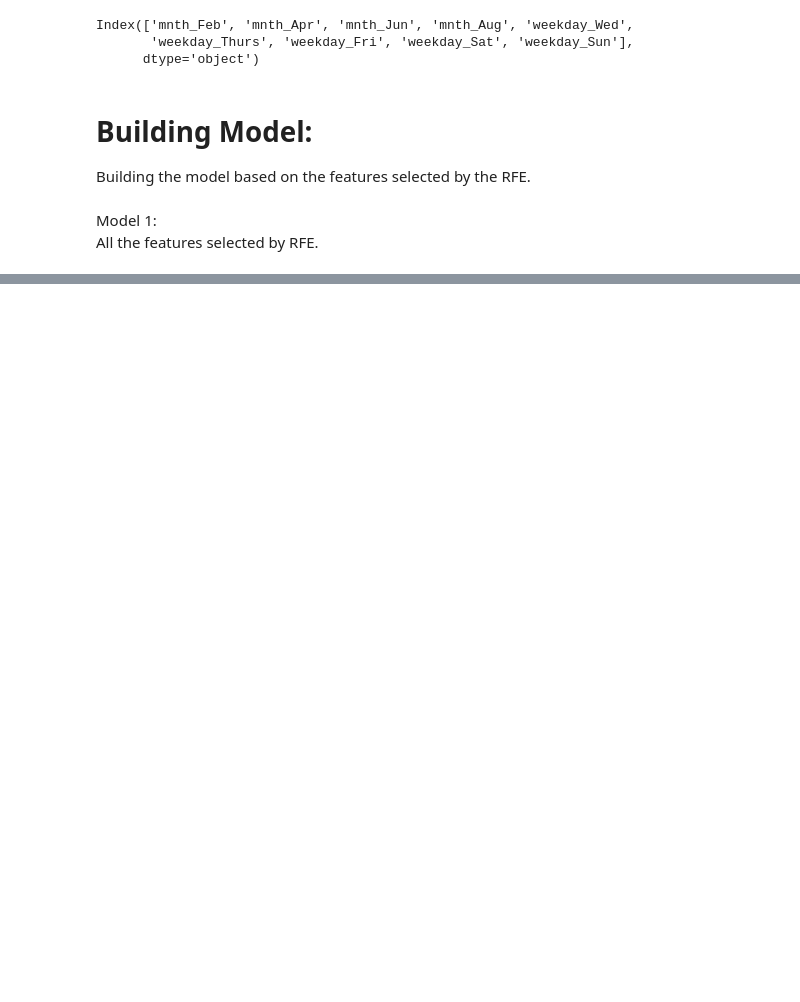
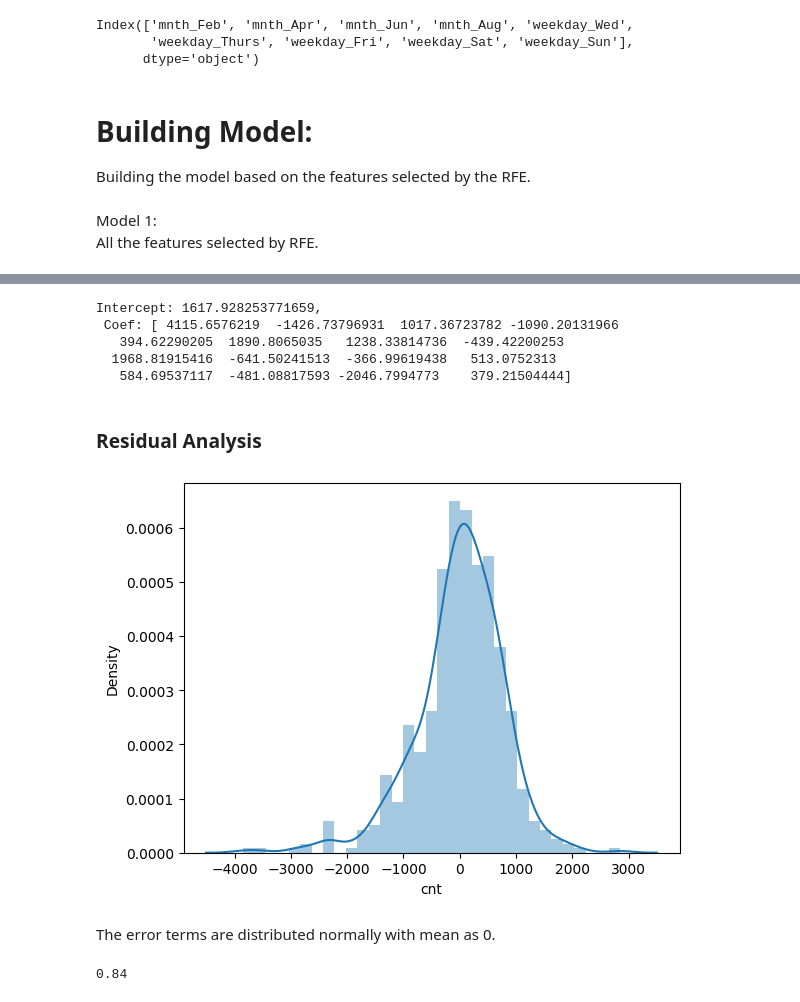
Before and after one commit to jaegarbomb/BikeSharing, a Jupyter notebook: Bike_Sharing_Analysis.ipynb, the cells around one changed output, grey strips where cells are left out. Saved outputs shown, nothing was run; the diff lists cells and outputs as text; code cells hidden in the pictures; blank space fills up the shorter version.

Commit message:
Final Model created.

```diff
--- a/Bike_Sharing_Analysis.ipynb
+++ b/Bike_Sharing_Analysis.ipynb
@@ -43,7 +47,7 @@ month_dict = month = {1:'Jan',
 
 day_dict = {6:"Mon", 0:"Tues", 1:"Wed", 2:"Thurs", 3:"Fri", 4:"Sat", 5:"Sun"}
 
-weather_dict = {1:"Clear",2:"Mist",3:"Light Snow", 4:"Heavy Snow"}
+weather_dict = {1:"Clear",2:"Mist",3:"Light_Snow", 4:"Heavy_Snow"}
 # %%
 ## Custom Functions:
 
@@ -459,0 +602,30 @@ Covariance Type:            nonrobust
+# %%
+cols = ["atemp","hum","season_Fall","windspeed","workingday_Yes","season_Winter","season_Summer","weathersit_Mist","yr_2019","mnth_Nov","mnth_July","weekday_Mon","mnth_Sep","mnth_Dec","weathersit_Light_Snow","mnth_Mar"]
+
+lr_final = LinearRegression()
+lr_final.fit(X_train[cols],y_train)
+
+print(f"Intercept: {lr.intercept_}, \n Coef: {lr.coef_}")
+# %% [output]
+Intercept: 1617.928253771659,
+ Coef: [ 4115.6576219  -1426.73796931  1017.36723782 -1090.20131966
+   394.62290205  1890.8065035   1238.33814736  -439.42200253
+  1968.81915416  -641.50241513  -366.99619438   513.0752313
+   584.69537117  -481.08817593 -2046.7994773    379.21504444]
+# %% [markdown]
+### Residual Analysis
+# %%
+y_train_pred = lr_final.predict(X_train[cols])
+
+# Plot a historgram of the error terms:
+sns.distplot(y_train - y_train_pred);
+# %% [output]
+[figure, added]
+# %% [markdown]
+The error terms are distributed normally with mean as 0.
+# %%
+# Checking the $R^{2}$ value via the SKLEARN model.
+
+round(r2_score(y_train, y_train_pred),3)
+# %% [output]
+0.84
```
Also changed, not shown: parts of 27 cells of this notebook.
